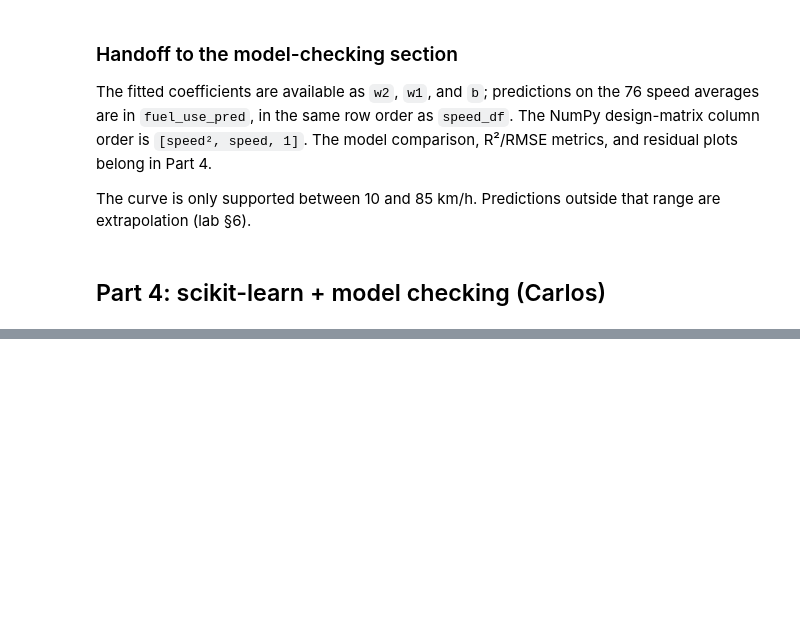
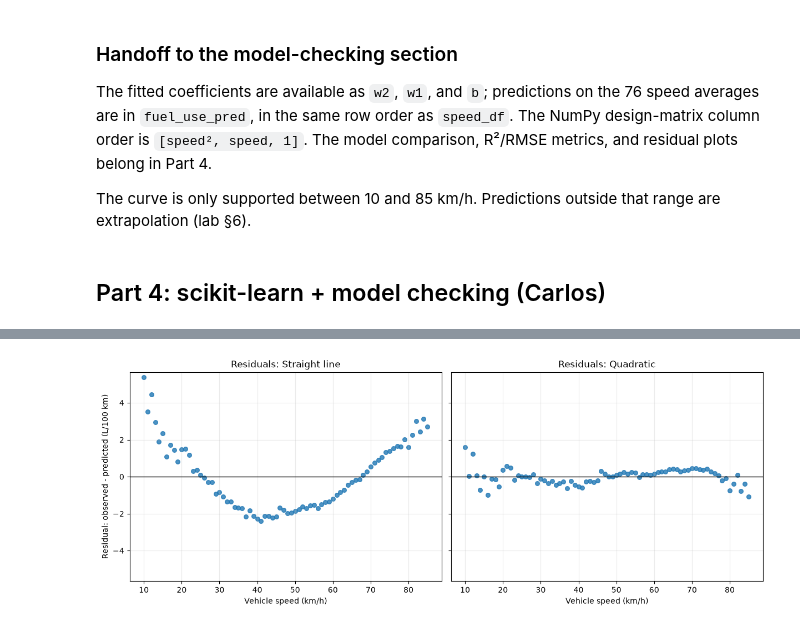
Before and after one commit to Namypark/ved-fuel-speed-linearization, a Jupyter notebook: src/main.ipynb, the cells around one changed output, grey strips where cells are left out. Saved outputs shown, nothing was run; the diff lists cells and outputs as text; code cells hidden in the pictures; blank space fills up the shorter version.

```diff
--- a/src/main.ipynb
+++ b/src/main.ipynb
@@ -542,0 +643,19 @@ The curve is only supported between 10 and 85 km/h. Predictions outside that ran
+# %%
+residuals_line = fuel_use - fuel_use_pred_line
+residuals_quad = fuel_use - fuel_use_pred_sk
+limit = 1.05 * max(np.abs(residuals_line).max(), np.abs(residuals_quad).max())
+
+fig, axes = plt.subplots(1, 2, figsize=(12, 4.5), sharey=True, constrained_layout=True)
+for ax, resid, title in [
+    (axes[0], residuals_line, "Straight line"),
+    (axes[1], residuals_quad, "Quadratic"),
+]:
+    ax.scatter(speed, resid, s=30, alpha=0.8)
+    ax.axhline(0, color="black", linewidth=1)
+    ax.set(title=f"Residuals: {title}", xlabel="Vehicle speed (km/h)", ylim=(-limit, limit))
+    ax.grid(alpha=0.25)
+axes[0].set_ylabel("Residual: observed - predicted (L/100 km)")
+fig.savefig(FIGURE_DIR / "vehicle531_residuals.png", dpi=160, bbox_inches="tight")
+plt.show()
+# %% [output]
+[figure, added]
```
Also changed, not shown: parts of 17 cells of this notebook.
